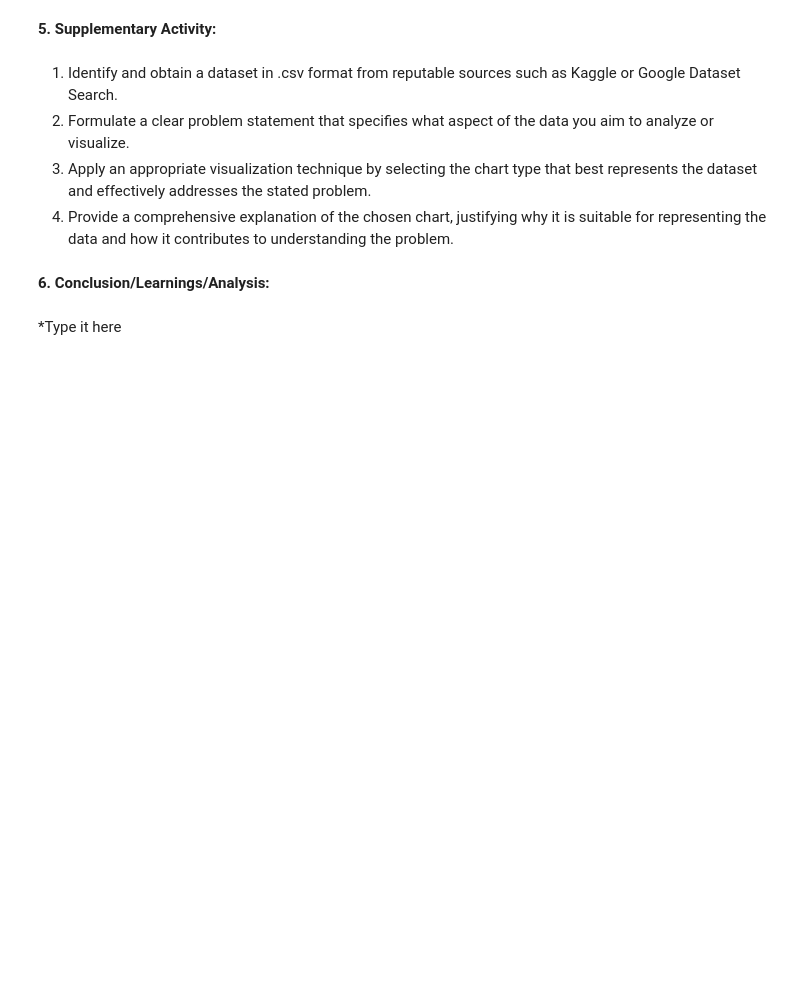
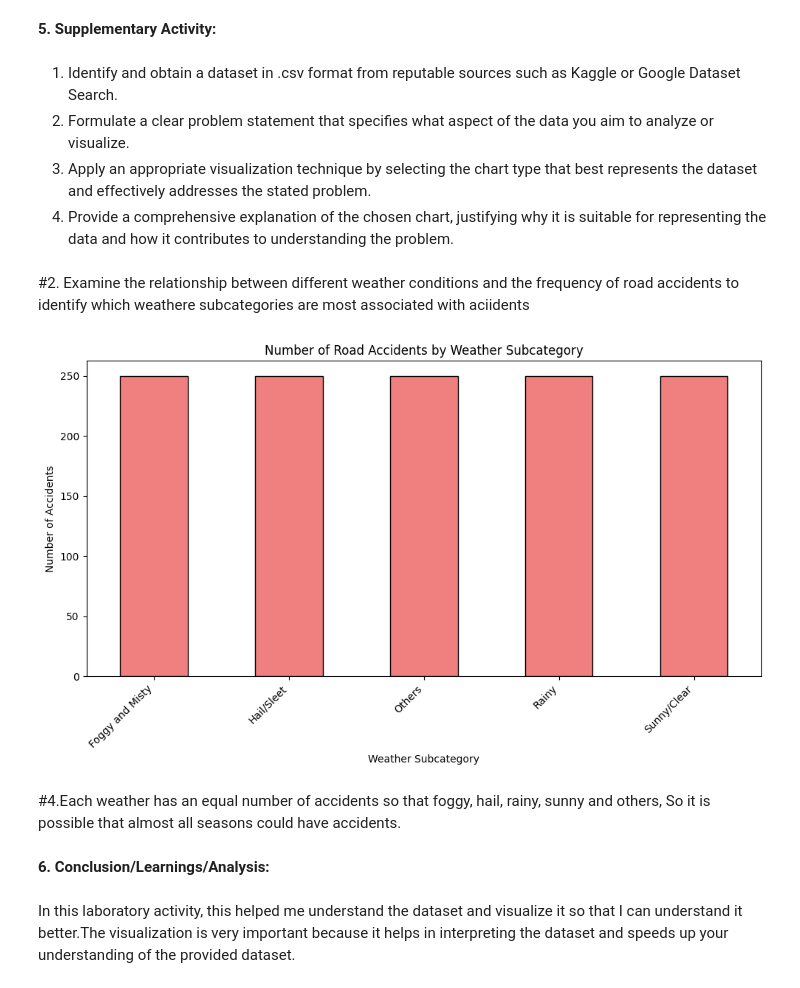
Before and after one commit to AiconKeliste/CPE031-Visualization-and-Data-Analysis, a Jupyter notebook: Hands_On_Activity_5___Chart_Type.ipynb, the cells around one changed output. Cells and saved outputs as stored; diff of their text form; code cells hidden in the pictures; blank space fills up the shorter version.

```diff
--- a/Hands_On_Activity_5___Chart_Type.ipynb
+++ b/Hands_On_Activity_5___Chart_Type.ipynb
@@ -498,4 +493,31 @@ Table of Total Number of Accidents by City
+# %% [markdown]
+#2. Examine the relationship between different weather conditions and the frequency of road accidents to identify which weathere subcategories are most associated with aciidents
+# %%
+#3.
+# Supplementary Activity: Visualize Cause Subcategory for 'Weather' using a bar chart
+
+# Filter data for 'Weather' in 'Cause category'
+weather_accidents_df = df[df['Cause category'] == 'Weather']
+
+# Count values in 'Cause Subcategory' for weather-related accidents
+weather_subcategory_counts = weather_accidents_df['Cause Subcategory'].value_counts()
+
+# Plot bar chart
+plt.figure(figsize=(10, 6))
+weather_subcategory_counts.plot(kind='bar', color='lightcoral', edgecolor='black')
+
+# Add labels and title
+plt.title('Number of Road Accidents by Weather Subcategory')
+plt.xlabel('Weather Subcategory')
+plt.ylabel('Number of Accidents')
+plt.xticks(rotation=45, ha='right') # Rotate labels for readability
+plt.tight_layout() # Adjust layout
+plt.show()
+# %% [output]
+[figure, added]
+# %% [markdown]
+#4.Each weather has an equal number of accidents so that foggy, hail, rainy, sunny and others, So it is possible that almost all seasons could have accidents.
 # %% [markdown]
 **6. Conclusion/Learnings/Analysis:**
-# %% [markdown]
-*Type it here
+# %% [markdown]
+In this laboratory activity, this helped me understand the dataset and visualize it so that I can understand it better.The visualization is very important because it helps in interpreting the dataset and speeds up your understanding of the provided dataset.
```
Also changed, not shown: parts of 2 cells of this notebook.
